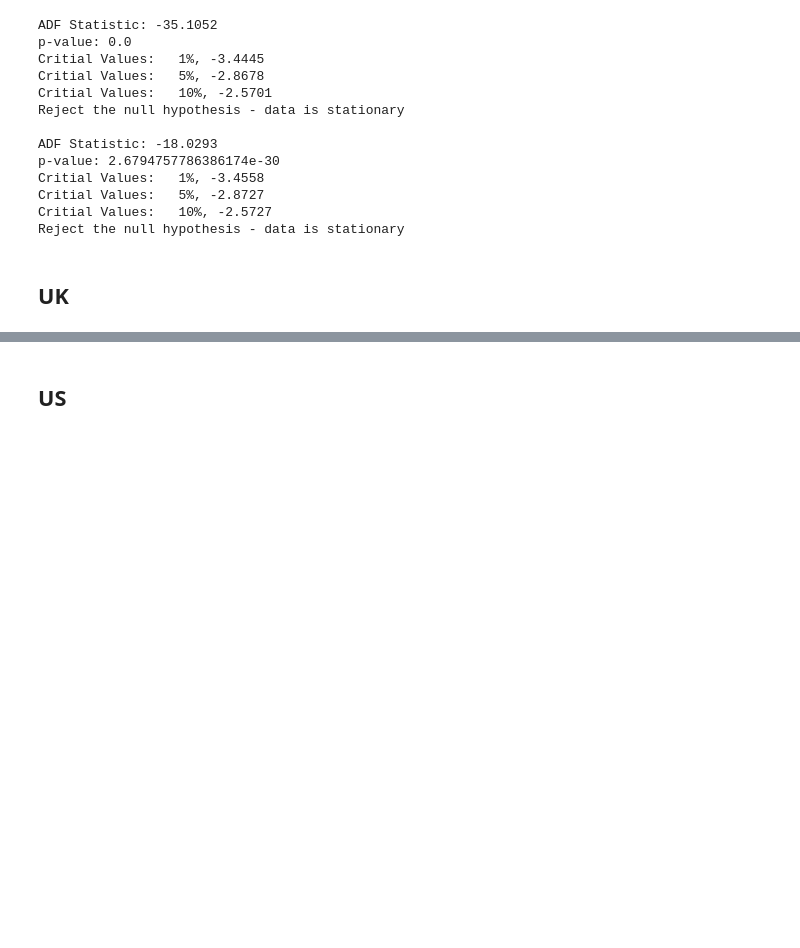
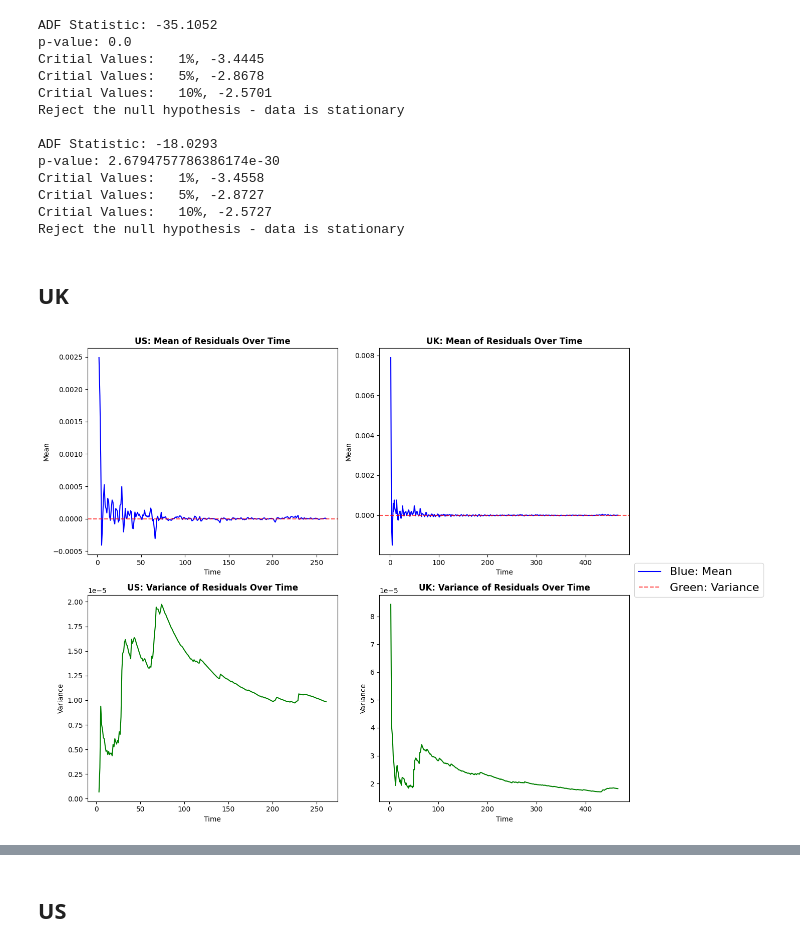
Before and after one commit to willafred/fe5213-cpi-forecasting, a Jupyter notebook: scripts/models_time_series.ipynb, the cells around one changed output, grey strips where cells are left out. Cells and saved outputs as stored; diff of their text form; code cells hidden in the pictures; blank space fills up the shorter version.

Commit message:
edited graphs

```diff
--- a/scripts/models_time_series.ipynb
+++ b/scripts/models_time_series.ipynb
@@ -117,3 +117,83 @@ Critial Values:   10%, -2.5727
 Reject the null hypothesis - data is stationary
 # %% [markdown]
 ## UK
+# %%
+import statsmodels.api as sm
+import matplotlib.pyplot as plt
+
+# Define function to fit AR(1) model and compute residuals
+def fit_ar1(df, country):
+    df_ar1 = df.copy()
+    df_ar1['infl_rate_diff_lag1'] = df_ar1['infl_rate_diff'].shift(1)
+    df_ar1 = df_ar1.dropna(subset=['infl_rate_diff', 'infl_rate_diff_lag1'])
+
+    X = df_ar1['infl_rate_diff_lag1']
+    y = df_ar1['infl_rate_diff']
+    X = sm.add_constant(X)
+
+    model = sm.OLS(y, X).fit()
+    residuals = model.resid
+
+    mean_residuals = residuals.expanding().mean()
+    var_residuals = residuals.expanding().var()
+
+    return model, residuals, mean_residuals, var_residuals
+
+# Fit AR(1) model and get residuals for UK and US
+model_uk, residuals_uk, mean_resid_uk, var_resid_uk = fit_ar1(df_uk, 'UK')
+model_us, residuals_us, mean_resid_us, var_resid_us = fit_ar1(df_us, 'US')
+
+# Plot mean and variance of residuals (2x2)
+fig, ax = plt.subplots(2, 2, figsize=(12, 10))
+
+# US Mean of Residuals
+ax[0, 0].plot(mean_resid_us, label='US Mean Residuals', color='blue')
+ax[0, 0].axhline(0, color='red', linestyle='--', alpha=0.7)
+ax[0, 0].set_title('US: Mean of Residuals Over Time', fontweight = 'bold')
+ax[0, 0].set_xlabel('Time')
+ax[0, 0].set_ylabel('Mean')
+# ax[0, 0].legend()
+# ax[0, 0].grid(alpha=0.5)
+
+# US Variance of Residuals
+ax[1, 0].plot(var_resid_us, label='US Variance Residuals', color='green')
+ax[1, 0].set_title('US: Variance of Residuals Over Time', fontweight = 'bold')
+ax[1, 0].set_xlabel('Time')
+ax[1, 0].set_ylabel('Variance')
+# ax[1, 0].legend()
+# ax[0, 1].grid(alpha=0.5)
+
+# UK Mean of Residuals
+ax[0, 1].plot(mean_resid_uk, label='UK Mean Residuals', color='blue')
+ax[0, 1].axhline(0, color='red', linestyle='--', alpha=0.7)
+ax[0, 1].set_title('UK: Mean of Residuals Over Time', fontweight = 'bold')
+ax[0, 1].set_xlabel('Time')
+ax[0, 1].set_ylabel('Mean')
+# ax[0, 1].legend()
+# ax[1, 0].grid(alpha=0.5)
+
+# UK Variance of Residuals
+ax[1, 1].plot(var_resid_uk, label='UK Variance Residuals', color='green')
+ax[1, 1].set_title('UK: Variance of Residuals Over Time', fontweight = 'bold')
+ax[1, 1].set_xlabel('Time')
+ax[1, 1].set_ylabel('Variance')
+# ax[1, 1].legend()
+# ax[1, 1].grid(alpha=0.5)# Common Legend
+fig.legend(['Blue: Mean', 'Green: Variance'], loc='center right', ncol=1, bbox_to_anchor=(1.22, 0.5), fontsize = 16)
+
+plt.tight_layout()
+plt.show()
+
+# Plot ACF of residuals (1x2)
+fig, ax = plt.subplots(1, 2, figsize=(12, 5))
+
+sm.graphics.tsa.plot_acf(residuals_us, lags=40, ax=ax[0])
+ax[0].set_title("US: ACF of Residuals", fontweight = 'bold')
+
+sm.graphics.tsa.plot_acf(residuals_uk, lags=40, ax=ax[1])
+ax[1].set_title("UK: ACF of Residuals", fontweight = 'bold')
+
+plt.tight_layout()
+plt.show()
+# %% [output]
+[figure, added]
```
Also changed, not shown: parts of 8 cells of this notebook.
